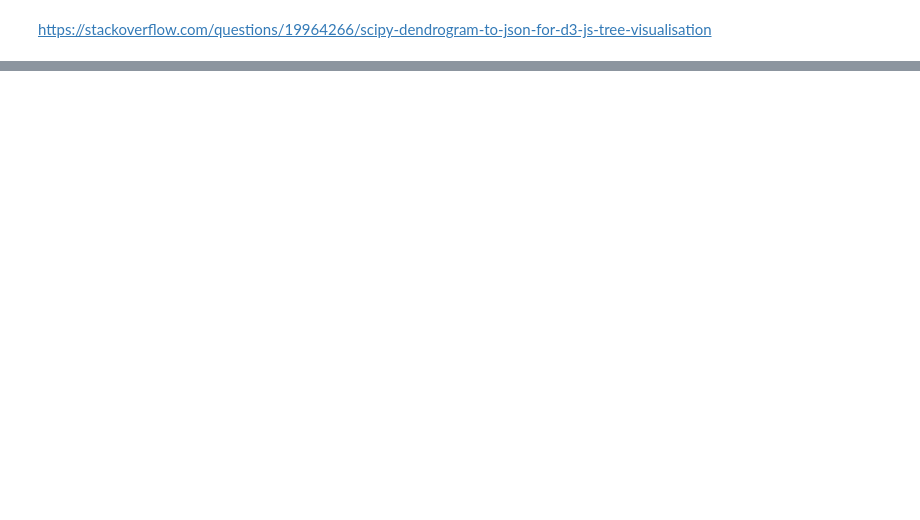
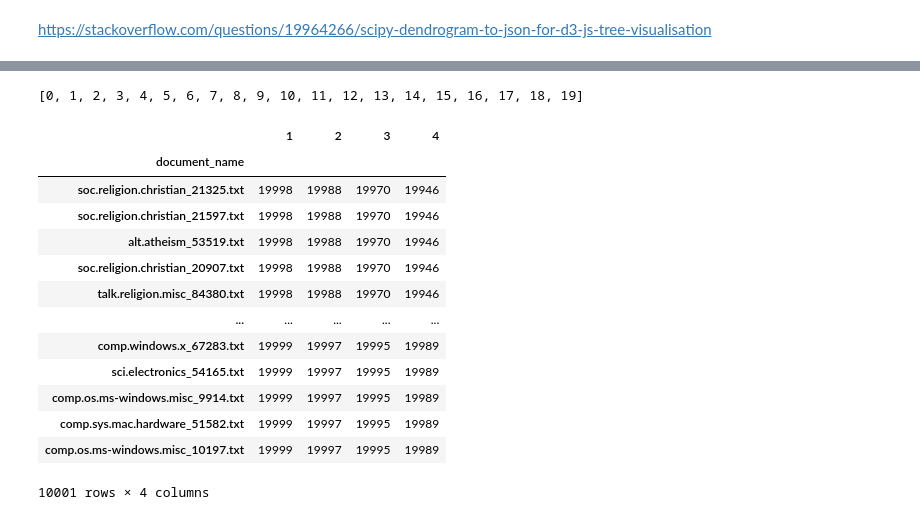
Before and after one commit to tleedepriest/hierarchial_spectral_clustering_docs, a Jupyter notebook: tf_idf_truncated_svd_kmeans.ipynb, the cells around one changed output, grey strips where cells are left out. Saved outputs shown, nothing was run; the diff lists cells and outputs as text; code cells hidden in the pictures; blank space fills up the shorter version.

Commit message:
added code to create a mapping from the leafs a.k.a documents to the paths in the tree. This mapping will be used to evaluate the model and create a classifier that places documents in the correct bin

```diff
--- a/tf_idf_truncated_svd_kmeans.ipynb
+++ b/tf_idf_truncated_svd_kmeans.ipynb
@@ -220,0 +219,2 @@ plt.show()
+# %%
+tree_paths = get_tree_paths(a)
@@ -220,0 +225,10 @@ plt.show()
+# %%
+leaf_to_path = {}
+for tree_path in tree_paths:
+    levels = tree_path.split('-')
+    leaf_id = levels.pop()
+    leaf_to_path[id2name[int(leaf_id)]] = levels
+# %%
+df = pd.DataFrame.from_dict(leaf_to_path, orient='index')
+df.index.name = "document_name"
+df.to_csv('document_to_path_mapping.csv')
@@ -220,0 +237,25 @@ plt.show()
+# %%
+df.columns.tolist()
+# %% [output]
+[0, 1, 2, 3, 4, 5, 6, 7, 8, 9, 10, 11, 12, 13, 14, 15, 16, 17, 18, 19]
+# %%
+# prune the tree, remove the root and go down to the fourth level to evaluate.
+# time to plot this in a hierarchy
+df = df[df.columns[1:5]]
+# %%
+df
+# %% [output]
+|  | 1 | 2 | 3 | 4 |
+| document_name |  |  |  |  |
+| soc.religion.christian_21325.txt | 19998 | 19988 | 19970 | 19946 |
+| soc.religion.christian_21597.txt | 19998 | 19988 | 19970 | 19946 |
+| alt.atheism_53519.txt | 19998 | 19988 | 19970 | 19946 |
+| soc.religion.christian_20907.txt | 19998 | 19988 | 19970 | 19946 |
+| talk.religion.misc_84380.txt | 19998 | 19988 | 19970 | 19946 |
+| ... | ... | ... | ... | ... |
+| comp.windows.x_67283.txt | 19999 | 19997 | 19995 | 19989 |
+| sci.electronics_54165.txt | 19999 | 19997 | 19995 | 19989 |
+| comp.os.ms-windows.misc_9914.txt | 19999 | 19997 | 19995 | 19989 |
+| comp.sys.mac.hardware_51582.txt | 19999 | 19997 | 19995 | 19989 |
+| comp.os.ms-windows.misc_10197.txt | 19999 | 19997 | 19995 | 19989 |
+10001 rows × 4 columns
```
Also changed, not shown: parts of 15 cells of this notebook.
